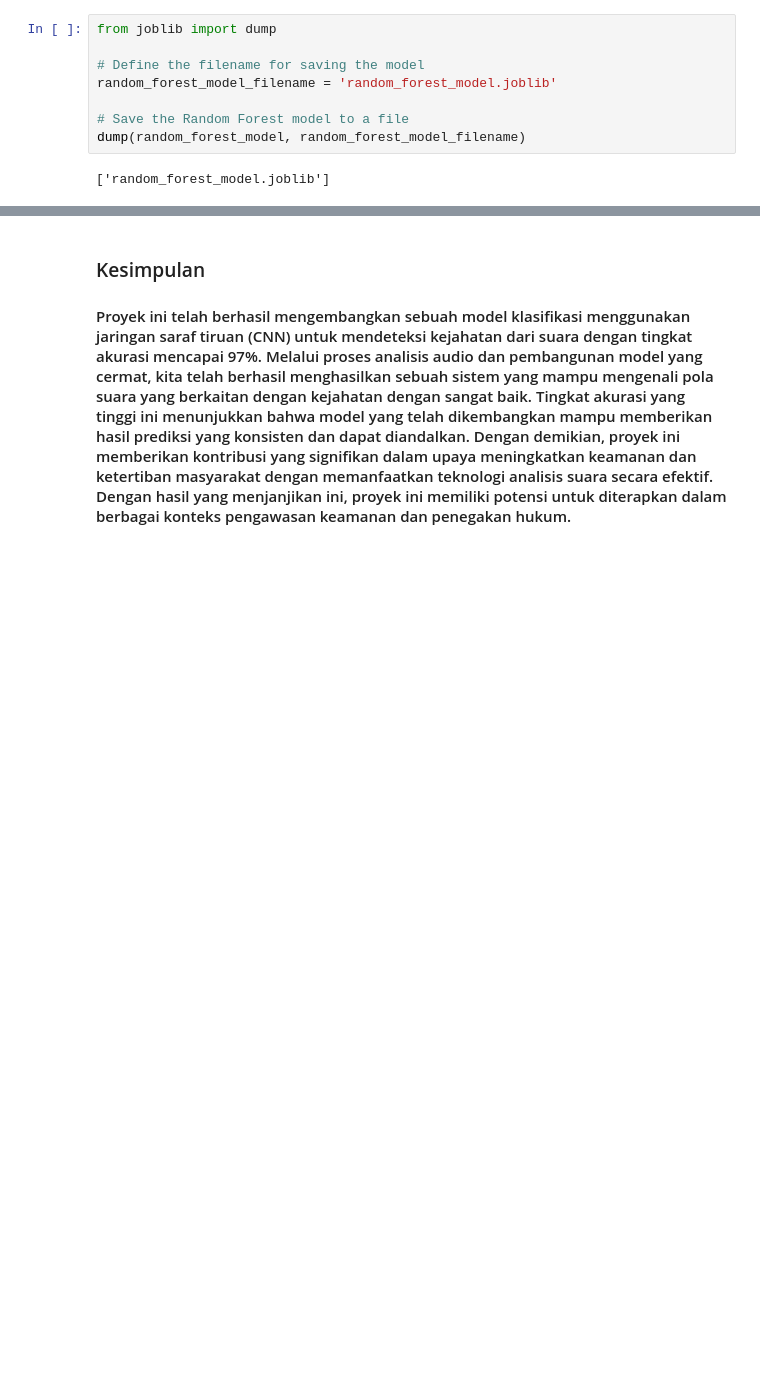
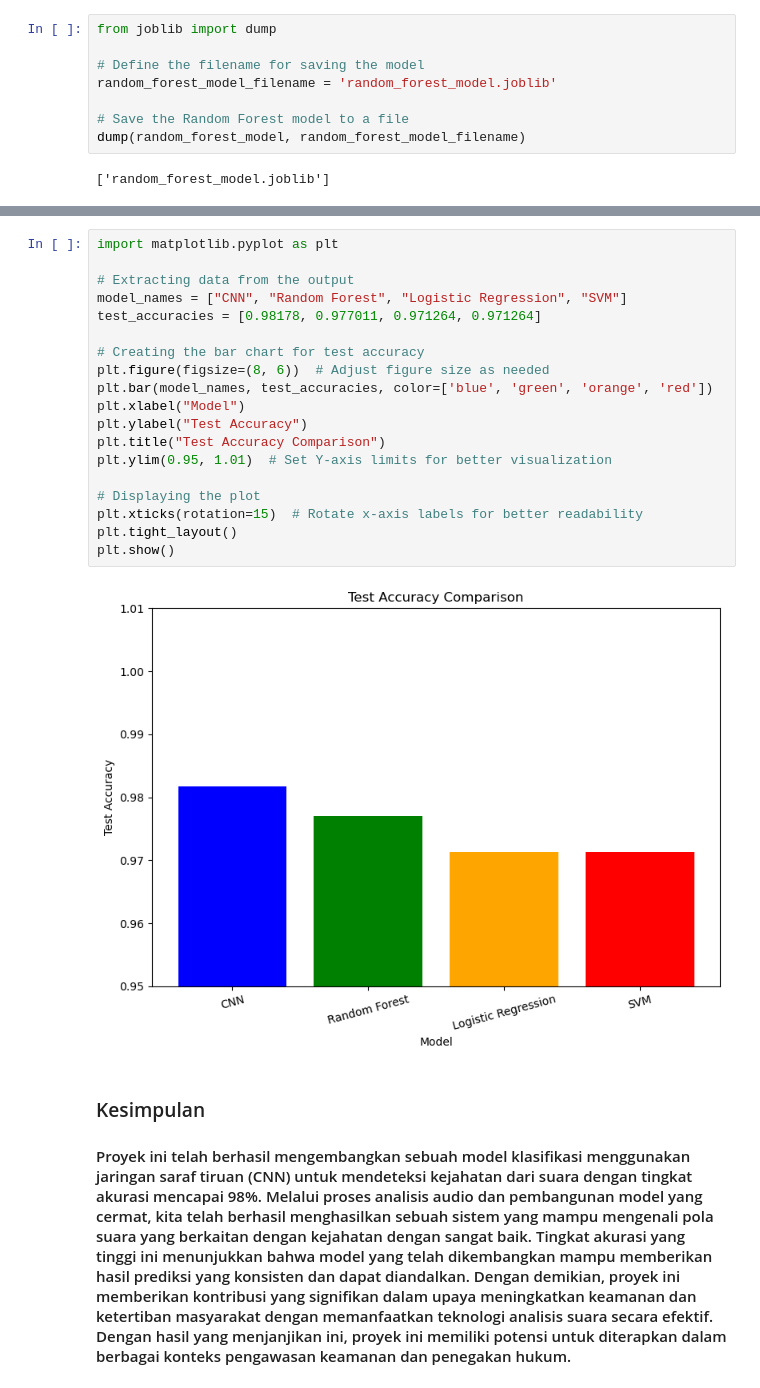
Before and after one commit to PetraWLeka/Machine-Learning, a Jupyter notebook: pengenal_teriak.ipynb, the cells around one changed output, grey strips where cells are left out. Drawn from its saved outputs; the diff is of its cells as text; blank space fills up the shorter version.

```diff
--- a/pengenal_teriak.ipynb
+++ b/pengenal_teriak.ipynb
@@ -851,4 +1157,25 @@ weighted avg       0.98      0.98      0.98       174
+# %%
+import matplotlib.pyplot as plt
+
+# Extracting data from the output
+model_names = ["CNN", "Random Forest", "Logistic Regression", "SVM"]
+test_accuracies = [0.98178, 0.977011, 0.971264, 0.971264]
+
+# Creating the bar chart for test accuracy
+plt.figure(figsize=(8, 6))  # Adjust figure size as needed
+plt.bar(model_names, test_accuracies, color=['blue', 'green', 'orange', 'red'])
+plt.xlabel("Model")
+plt.ylabel("Test Accuracy")
+plt.title("Test Accuracy Comparison")
+plt.ylim(0.95, 1.01)  # Set Y-axis limits for better visualization
+
+# Displaying the plot
+plt.xticks(rotation=15)  # Rotate x-axis labels for better readability
+plt.tight_layout()
+plt.show()
+# %% [output]
+[figure, added]
 # %% [markdown]
 ### Kesimpulan
 
-#### Proyek ini telah berhasil mengembangkan sebuah model klasifikasi menggunakan jaringan saraf tiruan (CNN) untuk mendeteksi kejahatan dari suara dengan tingkat akurasi mencapai 97%. Melalui proses analisis audio dan pembangunan model yang cermat, kita telah berhasil menghasilkan sebuah sistem yang mampu mengenali pola suara yang berkaitan dengan kejahatan dengan sangat baik. Tingkat akurasi yang tinggi ini menunjukkan bahwa model yang telah dikembangkan mampu memberikan hasil prediksi yang konsisten dan dapat diandalkan. Dengan demikian, proyek ini memberikan kontribusi yang signifikan dalam upaya meningkatkan keamanan dan ketertiban masyarakat dengan memanfaatkan teknologi analisis suara secara efektif. Dengan hasil yang menjanjikan ini, proyek ini memiliki potensi untuk diterapkan dalam berbagai konteks pengawasan keamanan dan penegakan hukum.
+#### Proyek ini telah berhasil mengembangkan sebuah model klasifikasi menggunakan jaringan saraf tiruan (CNN) untuk mendeteksi kejahatan dari suara dengan tingkat akurasi mencapai 98%. Melalui proses analisis audio dan pembangunan model yang cermat, kita telah berhasil menghasilkan sebuah sistem yang mampu mengenali pola suara yang berkaitan dengan kejahatan dengan sangat baik. Tingkat akurasi yang tinggi ini menunjukkan bahwa model yang telah dikembangkan mampu memberikan hasil prediksi yang konsisten dan dapat diandalkan. Dengan demikian, proyek ini memberikan kontribusi yang signifikan dalam upaya meningkatkan keamanan dan ketertiban masyarakat dengan memanfaatkan teknologi analisis suara secara efektif. Dengan hasil yang menjanjikan ini, proyek ini memiliki potensi untuk diterapkan dalam berbagai konteks pengawasan keamanan dan penegakan hukum.
```
Also changed, not shown: parts of 39 cells of this notebook.
